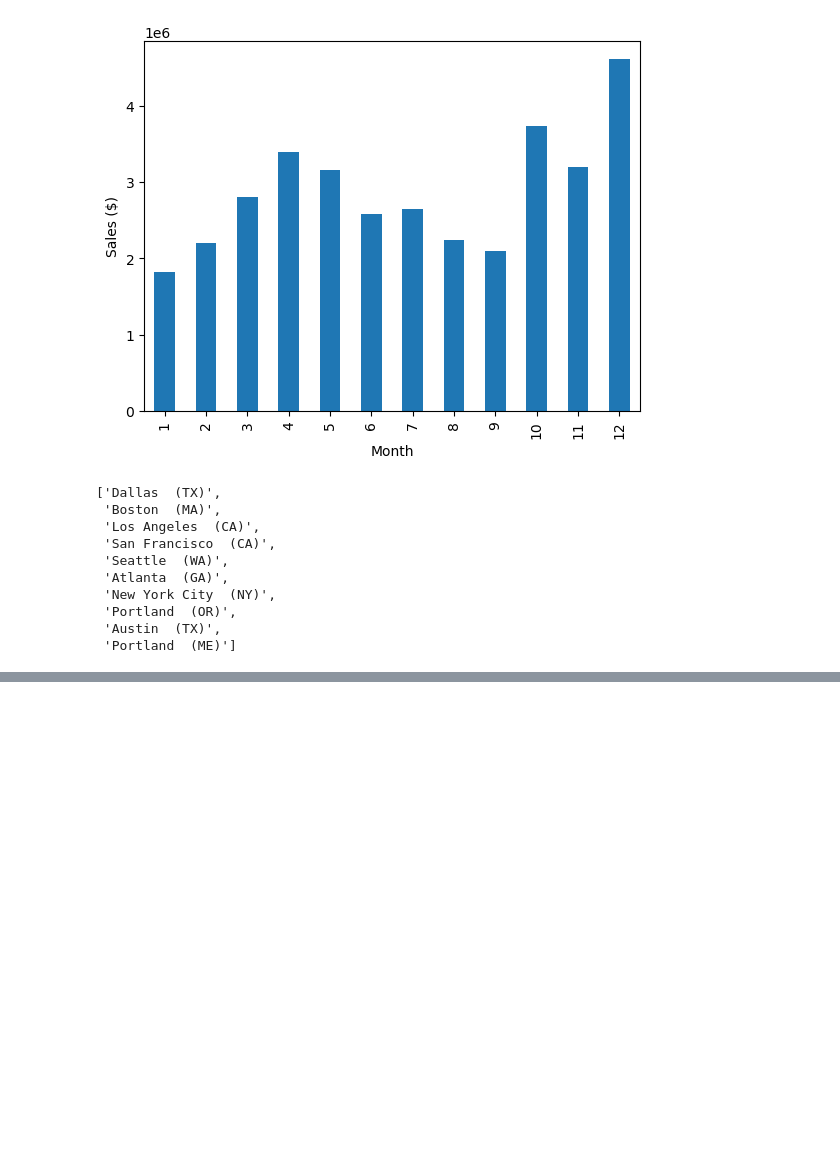
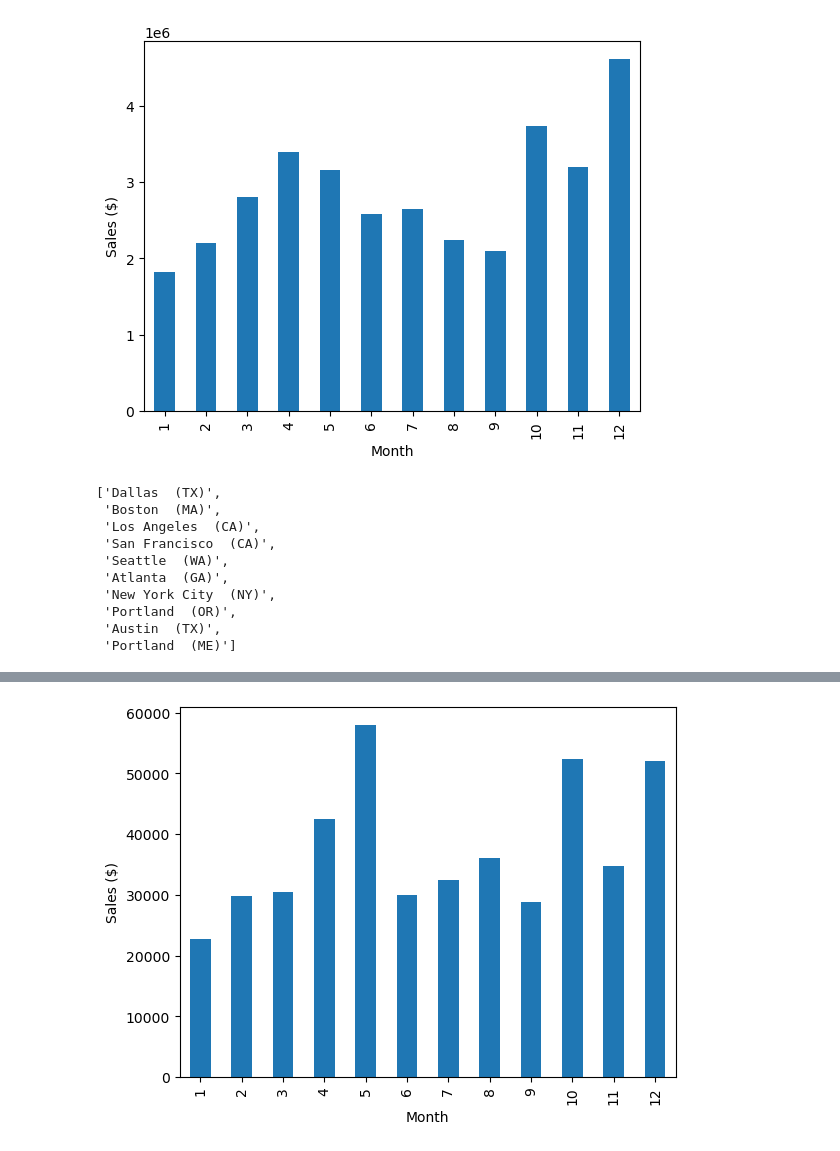
Before and after one commit to lusc451/App-Jupyter, a Jupyter notebook: app.ipynb, the cells around one changed output, grey strips where cells are left out. Saved outputs shown, nothing was run; the diff lists cells and outputs as text; code cells hidden in the pictures; blank space fills up the shorter version.

```diff
--- a/app.ipynb
+++ b/app.ipynb
@@ -58,5 +58,12 @@ wid_city.value
 # %%
 df_tmp = df[df['City'] == wid_city.value].copy()
+
+ax = df_tmp.groupby(['Month']).sum()['Sales'].plot(kind='bar')
+plt.ylabel('Sales ($)')
+plt.xlabel('Month')
+plt.show()
+# %% [output]
+[figure, added]
 # %%
 df_tmp.head()
 # %% [output]
```
Also changed, not shown: parts of 5 cells of this notebook.
